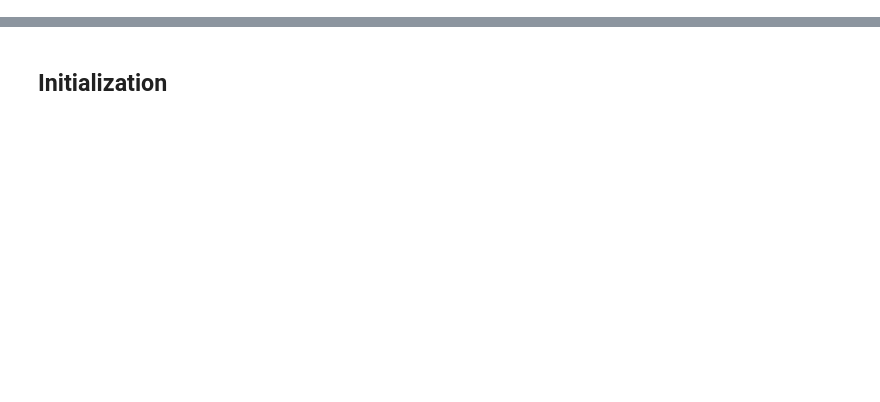
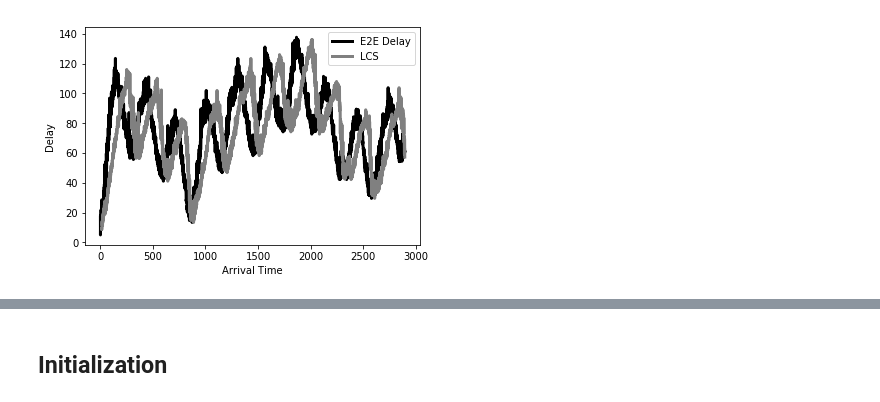
Before and after one commit to majidraeis/DelayDensityPrediction_MDN, a Jupyter notebook: MultiStageQueue.ipynb, the cells around one changed output, grey strips where cells are left out. Drawn from its saved outputs; the diff is of its cells as text; code cells hidden in the pictures; blank space fills up the shorter version.

```diff
--- a/MultiStageQueue.ipynb
+++ b/MultiStageQueue.ipynb
@@ -167,0 +287,26 @@ def NonHomPoisson(length, Lambda, lambda_u):
+# %%
+#@title Training or Testing { run: "auto" }
+training = False #@param {type:"boolean"}
+# %%
+# training = 0 # set to one(zero) for generating training(test) data
+rho = 0.95
+TotHistLength = 5
+N = N_stage*[N_server]
+mean_Ts = 1*np.ones(N_stage)
+mean_Ta = mean_Ts[0] / (N[0] * rho)
+day = 24*12
+# time_step = 24*60.0/day # Time unit (mins)
+if training:
+    duration = 20 * day
+else:
+    duration = 10 * day
+lengthTa = int(duration / mean_Ta)
+train_length = int(20 * day / mean_Ta)
+samplePathLen = int(5 * day / mean_Ta)
+test_length = int(10 * day / mean_Ta)
+c_a = 2.0
+
+gdrive_dir = '/content/gdrive/My Drive/Colab Notebooks'
+data_directory = gdrive_dir + '/MultiStage/%s_%s' % (ArrivalType, ServiceType)
+if not os.path.exists(data_directory):
+    os.makedirs(data_directory)
@@ -167,0 +445,10 @@ def NonHomPoisson(length, Lambda, lambda_u):
+# %%
+fig = plt.figure()
+plt.plot(Ta, label, c='k', lw=3.0, label='E2E Delay')
+plt.plot(Ta[begin+1:], Tot_LCS[:, 0], c='0.5', lw=3.0, label='LCS')
+plt.legend()
+plt.xlabel('Arrival Time')
+plt.ylabel('Delay')
+plt.show()
+# %% [output]
+[figure, added]
```
Also changed, not shown: parts of 56 cells of this notebook.
